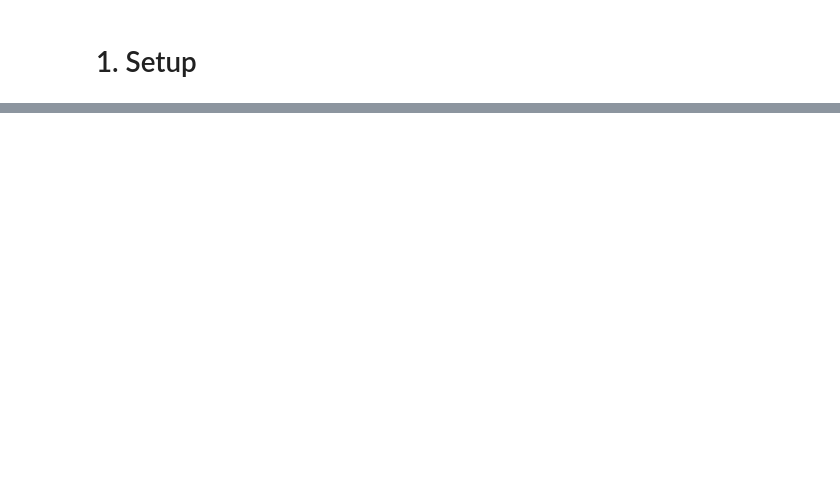
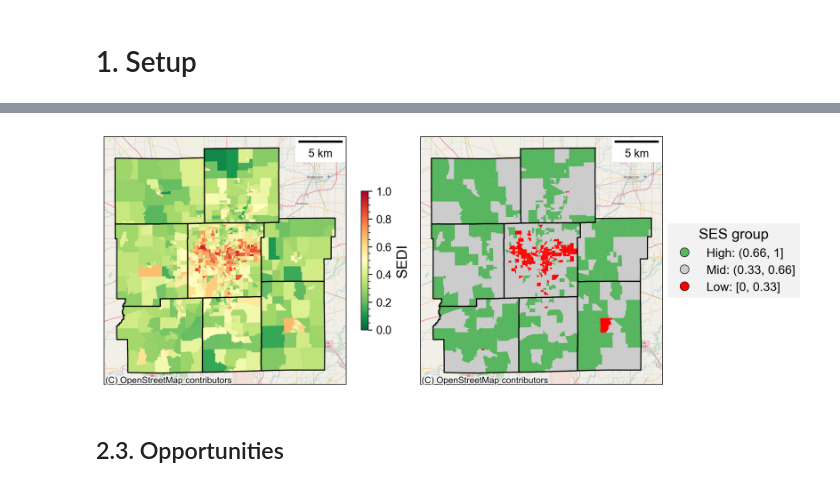
Before and after one commit to rvanxer/impedance, a Jupyter notebook: code/4_accessibility.ipynb, the cells around one changed output, grey strips where cells are left out. Cells and saved outputs as stored; diff of their text form; code cells hidden in the pictures; blank space fills up the shorter version.

```diff
--- a/code/4_accessibility.ipynb
+++ b/code/4_accessibility.ipynb
@@ -251,0 +42,11 @@ zones = gpd.read_parquet(outroot / 'zones.parquet').set_crs(CRS_M).disp()
+# %%
+def get_ses(zones=zones):
+    ses_cols = 'p_senior p_poc m_income p_unemploy p_renter m_hhperveh'.split()
+    df = pd.read_parquet(outroot / 'acs_2019.parquet')
+    df = zones[['geoid']].merge(df)
+    df['sedi'] = df[ses_cols].apply(lambda x: x.fillna(0).rank(pct=1)).mean(1)
+    df['ses'] = pd.cut(df.sedi, [-1, 0.33, 0.67, 1.1], labels=['High', 'Mid', 'Low'])
+    df = df[['geoid', 'sedi', 'ses']]
+    return df
+
+ses = get_ses().disp()
@@ -251,0 +58,26 @@ zones = gpd.read_parquet(outroot / 'zones.parquet').set_crs(CRS_M).disp()
+# %%
+def fig_ses_indy(ses=ses, zones=zones, dpi=150):
+    colors = D(High='#57B65F', Mid='#ccc', Low='r')
+    ses = zones.merge(ses.assign(color=ses.ses.map(colors)))
+    _, (ax1, ax2) = plt.subplots(1, 2, figsize=(9, 4.5), dpi=dpi,
+                                 gridspec_kw=D(width_ratios=[1, 0.8]))
+    ses.plot(ax=ax1, column='sedi', cmap='RdYlGn_r', vmin=0, vmax=1,
+             legend=True, legend_kwds=D(shrink=0.5, label='SEDI'))
+    ses.plot(ax=ax2, color=ses.color)
+    ses_labels = ['High: (0.66, 1]', 'Mid: (0.33, 0.66]', 'Low: [0, 0.33]']
+    ax2.legend(loc=(1.02, 0.35), title='SES group', handles=[
+        mpl.lines.Line2D([0], [0], label=x, color='none', marker='o',
+                         markerfacecolor=c, markersize=8, markeredgewidth=0.5)
+        for x, c in zip(ses_labels, colors.values())])
+    for ax in (ax1, ax2):
+        zones.dissolve('county').plot(ax=ax, fc='none', ec='k')
+        basemap(ax)
+        ax.tick_params(axis='both', which='both', left=0, bottom=0)
+        ax.set_xticks([]); ax.set_yticks([])
+    plt.subplots_adjust(wspace=0.05)
+
+fig_ses_indy(dpi=250)
+# %% [output]
+[figure, added]
+# %% [markdown]
+## 2.3. Opportunities
```
Also changed, not shown: parts of 40 cells of this notebook, 4 other files.
